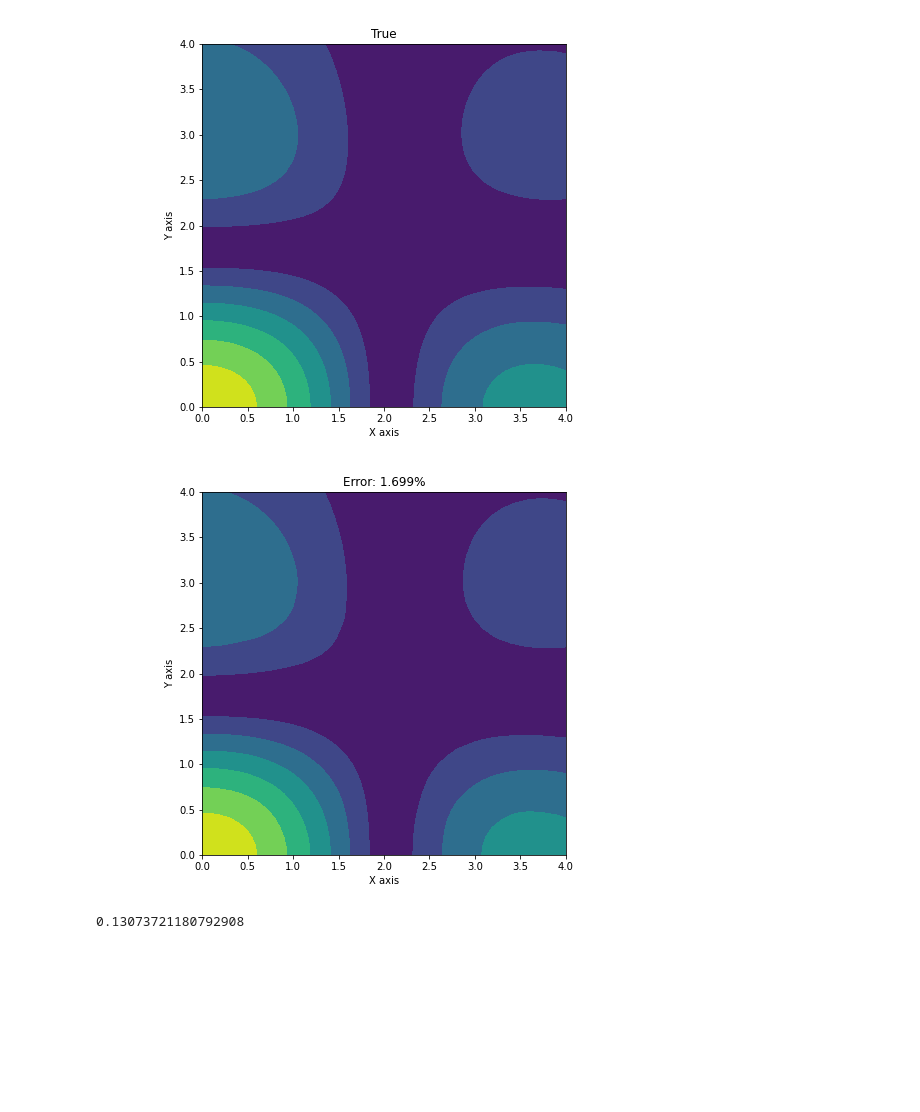
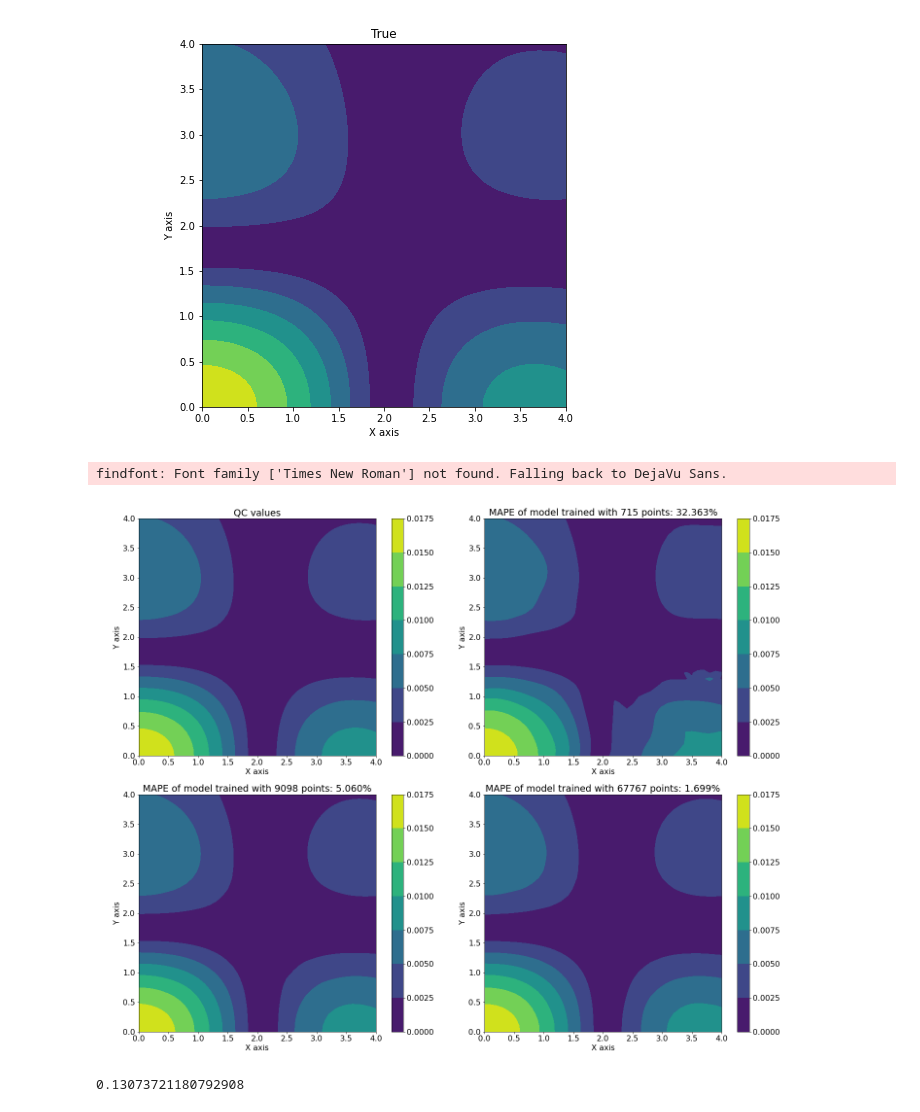
Before and after one commit to dgg95223/ML_Coupling, a Jupyter notebook: plot_2d_pretrained.ipynb, the cells around one changed output. Saved outputs shown, nothing was run; the diff lists cells and outputs as text; code cells hidden in the pictures; blank space fills up the shorter version.

Commit message:
fix bug &  add plots

```diff
--- a/plot_2d_pretrained.ipynb
+++ b/plot_2d_pretrained.ipynb
@@ -115,7 +142,19 @@ setting = {'activation':'tanh','nn_shape':(256,256,256),'batch_size':len(train_l
 NN_lu = nn.NN(setting_dict=setting)
 pred_lu = np.exp(-NN_lu.model(train_lumo_pairs, training=False).numpy().reshape((len(train_lumo_pairs),)))
 # %%
-error_ho = np.mean(np.multiply(abs(pred_ho-np.exp(-train_c_homo)), np.power(np.exp(-train_c_homo),-1))*100)
-print(error_ho)
+error_ho1 = np.mean(np.multiply(abs(pred_ho1-np.exp(-train_c_homo)), np.power(np.exp(-train_c_homo),-1))*100)
+print(error_ho1)
 error_lu = np.mean(np.multiply(abs(pred_lu-train_c_lumo), np.power(train_c_lumo,-1))*100)
+
+error_ho2 = np.mean(np.multiply(abs(pred_ho2-np.exp(-train_c_homo)), np.power(np.exp(-train_c_homo),-1))*100)
+print(error_ho2)
+error_lu = np.mean(np.multiply(abs(pred_lu-train_c_lumo), np.power(train_c_lumo,-1))*100)
+
+error_ho3 = np.mean(np.multiply(abs(pred_ho3-np.exp(-train_c_homo)), np.power(np.exp(-train_c_homo),-1))*100)
+print(error_ho3)
+error_lu = np.mean(np.multiply(abs(pred_lu-train_c_lumo), np.power(train_c_lumo,-1))*100)
+
+error_ho4 = np.mean(np.multiply(abs(pred_ho4-np.exp(-train_c_homo)), np.power(np.exp(-train_c_homo),-1))*100)
+print(error_ho4)
+error_lu = np.mean(np.multiply(abs(pred_lu-train_c_lumo), np.power(train_c_lumo,-1))*100)
 # %% [output]
@@ -126,10 +168,10 @@ import matplotlib.pyplot as plt
 %matplotlib widget
 x = np.linspace(0, 4, 41)
 y = np.linspace(0, 4, 41)
-Z1 = np.exp(-train_c_homo).reshape((41,41))
+Z = np.exp(-train_c_homo).reshape((41,41))
 
 fig1, ax1 = plt.subplots(figsize=(8,6))
-ax1.contourf(x,y, Z1.T)
+ax1.contourf(x,y, Z.T)
 ax1.set_title('True')
 ax1.set_aspect('equal')
 ax1.set_xlabel('X axis')
@@ -139,18 +181,51 @@ plt.savefig('2d_true.png')
 # %% [output]
 [figure]
 # %%
-Z = pred_ho.reshape((41,41))
+Z1 = pred_ho1.reshape((41,41))
+Z2 = pred_ho2.reshape((41,41))
+Z3 = pred_ho3.reshape((41,41))
+Z4 = pred_ho4.reshape((41,41))
+Z_ = [Z,Z1,Z2,Z3,Z4]
 
-fig2, ax2 = plt.subplots(figsize=(8,6))
-ax2.contourf(x,y, Z.T)
-ax2.set_aspect('equal')
-ax2.set_title('Error: %5.3f%%'%error_ho)
-ax2.set_xlabel('X axis')
-ax2.set_ylabel('Y axis')
+fig2, ax2 = plt.subplots(2,2,figsize=(20,16))
+plt.rcParams.update({'font.size':16})
+plt.rc('font',family='Times New Roman')
+a1 = ax2[0,0].contourf(x,y, Z.T)
+ax2[0,0].set_aspect('equal')
+ax2[0,0].set_title('QC values')
+ax2[0,0].set_xlabel('X axis')
+ax2[0,0].set_ylabel('Y axis')
+
+a2 = ax2[0,1].contourf(x,y, Z1.T)
+ax2[0,1].set_aspect('equal')
+ax2[0,1].set_title('MAPE of model trained with 715 points: %5.3f%%'%error_ho1)
+ax2[0,1].set_xlabel('X axis')
+ax2[0,1].set_ylabel('Y axis')
+
+a2a3= ax2[1,0].contourf(x,y, Z2.T)
+ax2[1,0].set_aspect('equal')
+ax2[1,0].set_title('MAPE of model trained with 9098 points: %5.3f%%'%error_ho2)
+ax2[1,0].set_xlabel('X axis')
+ax2[1,0].set_ylabel('Y axis')
+
+a4 = ax2[1,1].contourf(x,y, Z4.T)
+ax2[1,1].set_aspect('equal')
+ax2[1,1].set_title('MAPE of model trained with 67767 points: %5.3f%%'%error_ho4)
+ax2[1,1].set_xlabel('X axis')
+ax2[1,1].set_ylabel('Y axis')
+
+
+fig2.colorbar(a1,ax=ax2[0,0])
+fig2.colorbar(a2,ax=ax2[0,1])
+fig2.colorbar(a3,ax=ax2[1,0])
+fig2.colorbar(a4,ax=ax2[1,1])
+# fig2.colorbar(a4,ax=ax2[:,1])
 plt.tight_layout()
-plt.savefig('2d_pred_model%d.png'%imodel, transparent=False)
+
+plt.savefig('2d_pred_model.png', transparent=False)
 # %% [output]
+findfont: Font family ['Times New Roman'] not found. Falling back to DejaVu Sans.
-[figure, old version]
+[figure, new version]
 # %%
 import ML_Coupling.tools as tool
 # %%
```
Also changed, not shown: parts of 3 cells of this notebook, 8 other files.
